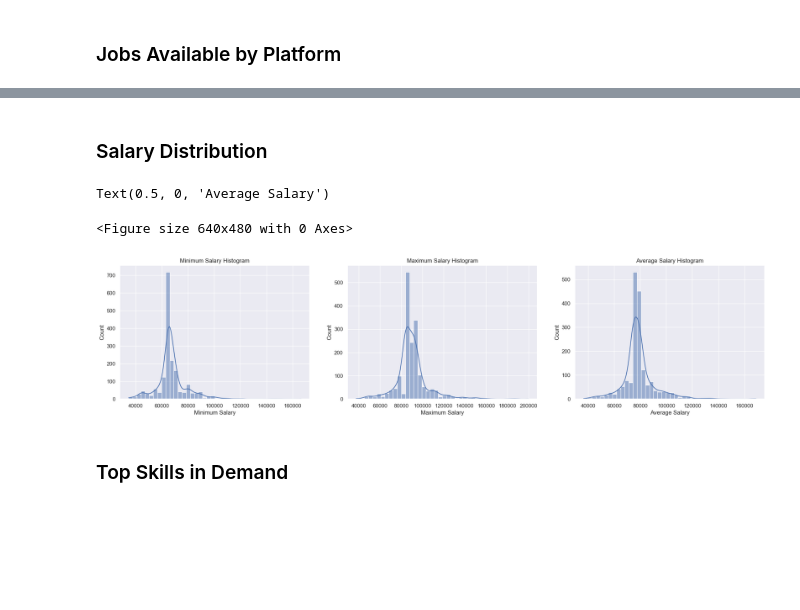
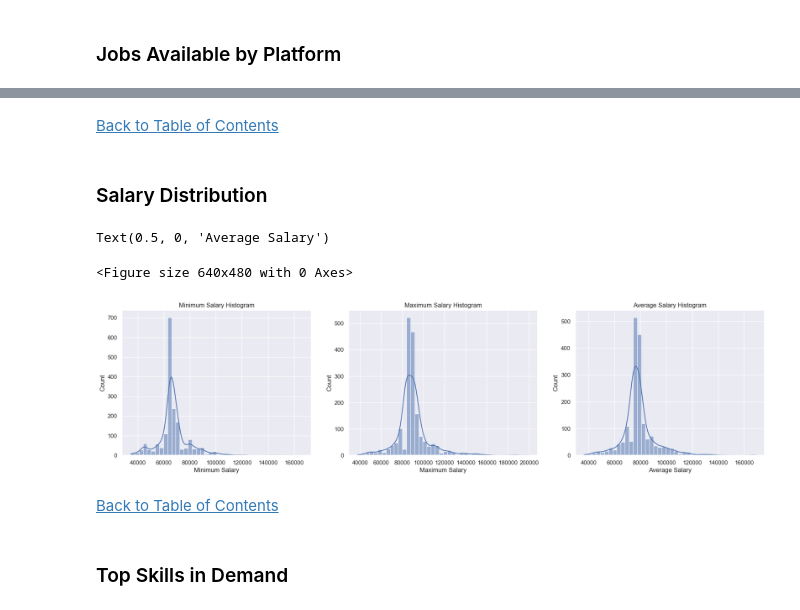
Before and after one commit to jasondo-da/Canadian_Data_Science_Jobs_Analysis, a Jupyter notebook: da_job_posts_canada_analysis.ipynb, the cells around one changed output, grey strips where cells are left out. Drawn from its saved outputs; the diff is of its cells as text; code cells hidden in the pictures; blank space fills up the shorter version.

```diff
--- a/da_job_posts_canada_analysis.ipynb
+++ b/da_job_posts_canada_analysis.ipynb
@@ -682,3 +196,0 @@ array(['unknown', 'on', 'bc', 'ab', 'sk', 'qc', 'pe', 'nb', 'ns', 'mb',
-# %%
-df['province'] = df['province'].replace('unknown', 'unspecified')
-df['province'].unique()
@@ -1020,0 +992,34 @@ array(['0', '105000', '62.66', '51.78', '113847', '56.27', '128809',
+# %%
+def clean_max_sal(value):
+    if str(value)[0:6] == str(value)[6:12]:
+        return str(value)[6:]
+
+    elif str(value)[0:5] == str(value)[5:10]:
+        return str(value)[5:]
+
+    elif str(value)[0:5] == str(value)[6:11]:
+        return str(value)[5:]
+
+    if str(value).endswith('-68'):
+        return str(value).replace('-68', '')
+
+    if str(value).endswith('-100000'):
+        return str(value).replace('-100000', '')
+
+    if str(value).endswith('--.30-38'):
+        return str(value).replace('--.30-38', '')
+
+    if str(value).endswith('-154000'):
+        return str(value).replace('-154000', '')
+
+    if str(value).endswith('-139000'):
+        return str(value).replace('-139000', '')
+
+    else:
+        return value
+
+df['max_salary'] = df['max_salary'].apply(clean_max_sal)
+df['max_salary'] = df['max_salary'].str.replace('-', '')
+df['max_salary'] = df['max_salary'].str.replace('None', '0')
+df['max_salary'].fillna('0', inplace=True)
+df['max_salary'].unique()
@@ -1316,36 +1332,40 @@ Text(0, 0.5, 'Web Platform')
+# %% [markdown]
+[Back to Table of Contents](#back)
 # %% [markdown]
 ### Salary Distribution
 # %%
 plt.subplots_adjust(wspace=1, hspace=0.3)
-plt.figure(figsize=[24, 5])
+plt.figure(figsize=[22, 5])
 
 plt.subplot(1, 3, 1)
 sns.histplot(data=df,
              x='min_salary',
              bins=42,
              kde=True)
 plt.title('Minimum Salary Histogram')
 plt.xlabel('Minimum Salary')
 
 plt.subplot(1, 3, 2)
 sns.histplot(data=df,
              x='max_salary',
              bins=42,
              kde=True)
 plt.title('Maximum Salary Histogram')
 plt.xlabel('Maximum Salary')
 
 plt.subplot(1, 3, 3)
 sns.histplot(data=df,
              x='avg_salary',
              bins=42,
              kde=True)
 plt.title('Average Salary Histogram')
 plt.xlabel('Average Salary')
 # %% [output]
 Text(0.5, 0, 'Average Salary')
 <Figure size 640x480 with 0 Axes>
-[figure, old version]
+[figure, new version]
+# %% [markdown]
+[Back to Table of Contents](#back)
 # %% [markdown]
 ### Top Skills in Demand
 # %%
```
Also changed, not shown: parts of 80 cells of this notebook.
